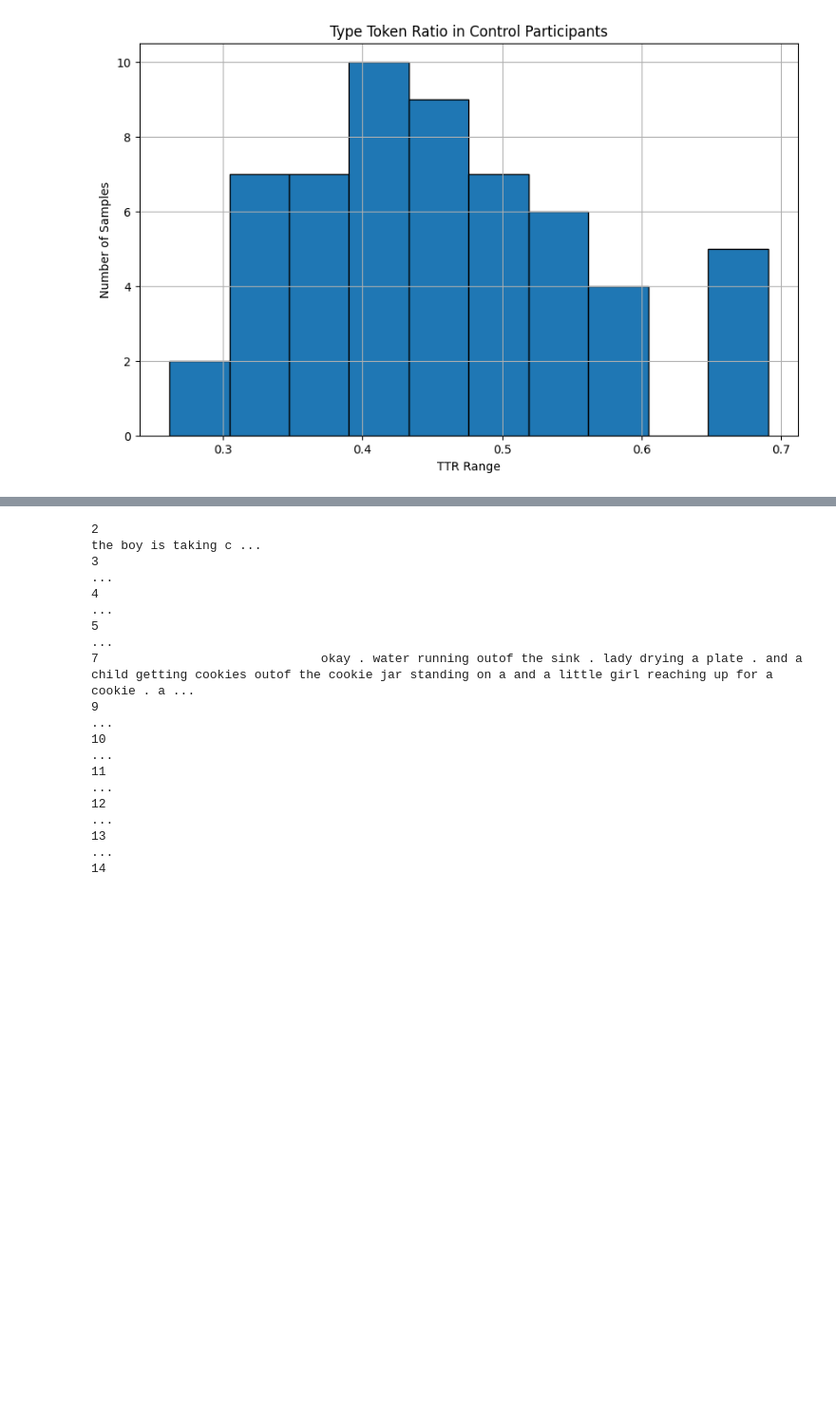
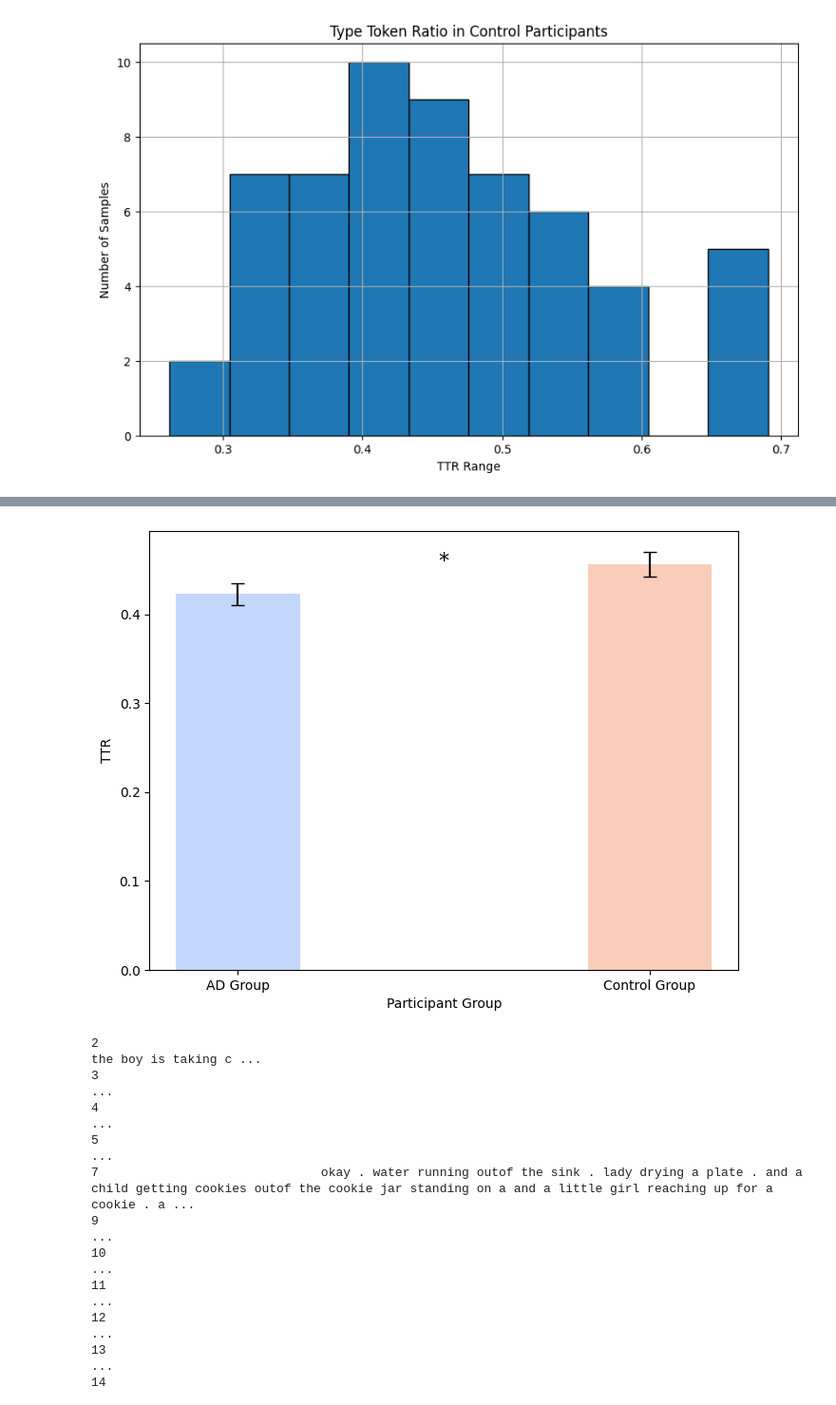
Before and after one commit to texas-flavoured-canadien/Vocab_Richness_AD, a Jupyter notebook: Vocabulary_Richness_AD.ipynb, the cells around one changed output, grey strips where cells are left out. Shown at 95% size. Drawn from its saved outputs; the diff is of its cells as text; code cells hidden in the pictures; blank space fills up the shorter version.

```diff
--- a/Vocabulary_Richness_AD.ipynb
+++ b/Vocabulary_Richness_AD.ipynb
@@ -874,3 +938,31 @@ print(df_subset)
+# %%
+import matplotlib.pyplot as plt
+import seaborn as sns
+
+group_stats = df.groupby('basedx')['TTR'].agg(['mean', 'sem']).reset_index()
+group_stats.columns = ['basedx', 'mean', 'sem']
+
+plt.figure(figsize=(8, 6))
+bars = plt.bar(group_stats['basedx'], group_stats['mean'], yerr=group_stats['sem'], capsize=5, color=sns.color_palette('coolwarm', n_colors=len(group_stats['basedx'])), alpha=0.7, width=0.3)
+
+plt.xlabel('Participant Group')
+plt.ylabel('TTR')
+plt.xticks(ticks=group_stats['basedx'], labels=['AD Group', 'Control Group'])
+
+p_value = 0.04
+if p_value < 0.05:
+    ylim = plt.ylim()
+    offset = 0.01 * (ylim[1] - ylim[0])
+
+    x_center = (plt.xlim()[0] + plt.xlim()[1]) / 2
+    y_center = max(group_stats['mean']) - 0.5 * max(group_stats['sem']
+    plt.text(x_center, y_center, '*', ha='center', va='bottom', fontsize=16)
+
+#plt.title('TTR Distribution for Individuals With and Without AD')
+
+plt.show()
+# %% [output]
+[figure, added]
 # %%
 ddf = df[df['basedx'] == '8']
 ddf = ddf['Transcript']
```
Also changed, not shown: parts of 15 cells of this notebook.
